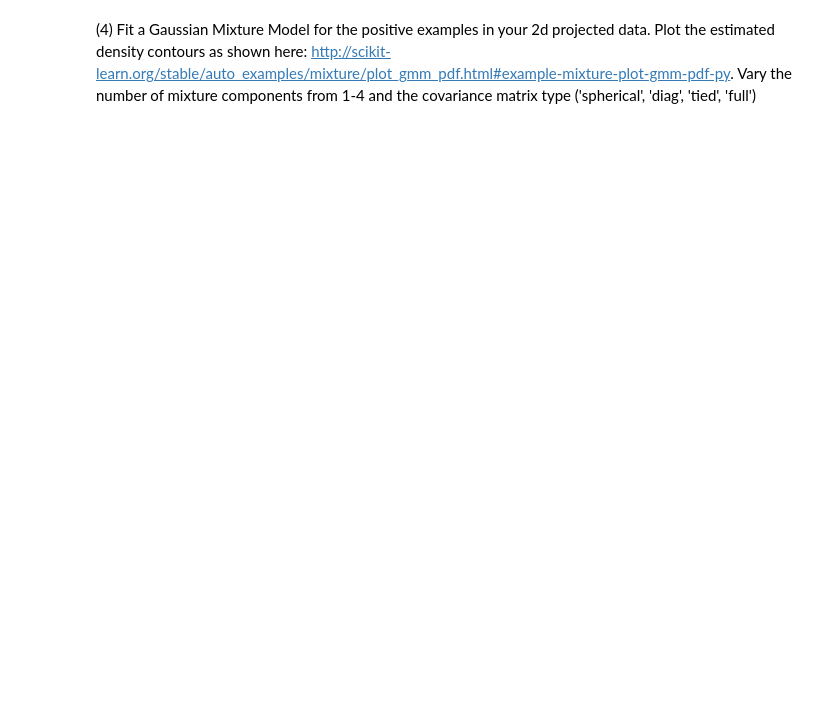
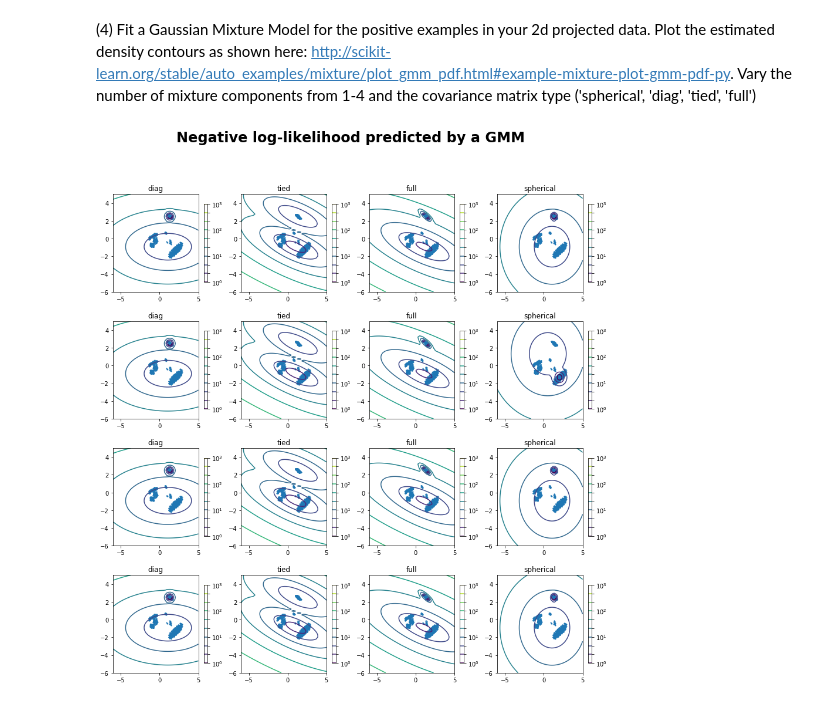
Before and after one commit to sagarkrv/Applied-Machine-Learning, a Jupyter notebook: krv_pragnesh_p3.ipynb, the cells around one changed output. Cells and saved outputs as stored; diff of their text form; code cells hidden in the pictures; blank space fills up the shorter version.

```diff
--- a/krv_pragnesh_p3.ipynb
+++ b/krv_pragnesh_p3.ipynb
@@ -151,4 +183,54 @@ P3()
 # %% [markdown]
 (4) Fit a Gaussian Mixture Model for the positive examples in your 2d projected data. Plot the estimated density contours as shown here: http://scikit-learn.org/stable/auto_examples/mixture/plot_gmm_pdf.html#example-mixture-plot-gmm-pdf-py. Vary the number of mixture components from 1-4 and the covariance matrix type ('spherical', 'diag', 'tied', 'full')
+# %%
+def P4():
+    n_samples = 300
+    f, axarr = plt.subplots(4, 4, figsize=(15,15))
+    f.subplots_adjust(hspace=0.3)
+    n_comps = 0
+    categories = ['spherical', 'diag', 'tied', 'full']
+
+    #Initialize variables for contour plot
+    x = np.linspace(-6., 5.)
+    y = np.linspace(-6., 5.)
+    X, Y = np.meshgrid(x, y)
+    XX = np.array([X.ravel(), Y.ravel()]).T
+
+    # Filter and select only the poisonous mushrooms
+    X_train_poisonous = X_reduced[y_train.index[y_train[0] == 1].tolist(), :]
+
+    #Plot the graphs for upto 4 components
+    for i in range(1,17):
+        if i % 4 == 1:
+            n_comps += 1
+        cat = categories[i % 4]
+            # fit a Gaussian Mixture Model with two components
+        sub1 = plt.subplot(4,4,i)
+        gm_mod = GaussianMixture(
+                  n_components = comps,
+                covariance_type=cat
+                )
+        gm_mod.fit(X_train_poisonous)
+            # display predicted scores by the model as a contour plot
+        Z = -gm_mod.score_samples(XX)
+        Z = Z.reshape(X.shape)
+        CS = plt.contour(
+                 X, Y, Z, norm=LogNorm(vmin=1.0, vmax=1000.0),
+                 levels=np.logspace(0, 3, 10))
+        CB = plt.colorbar(CS, shrink=0.8, extend='both')
+        plt.scatter(X_train_poisonous[:, 0], X_train_poisonous[:, 1], .8)
+        plt.title(cat)
+
+    plt.axis('tight')
+
+    # Hide x labels and tick labels for top plots and y ticks for right plots.
+    for ax in axarr.flat:
+        ax.label_outer()
+    f.suptitle('Negative log-likelihood predicted by a GMM', fontsize = 24, fontweight = 'bold')
+
+
+P4()
+# %% [output]
+[figure, added]
 # %%
 # %% [output]
```
Also changed, not shown: parts of 6 cells of this notebook.
